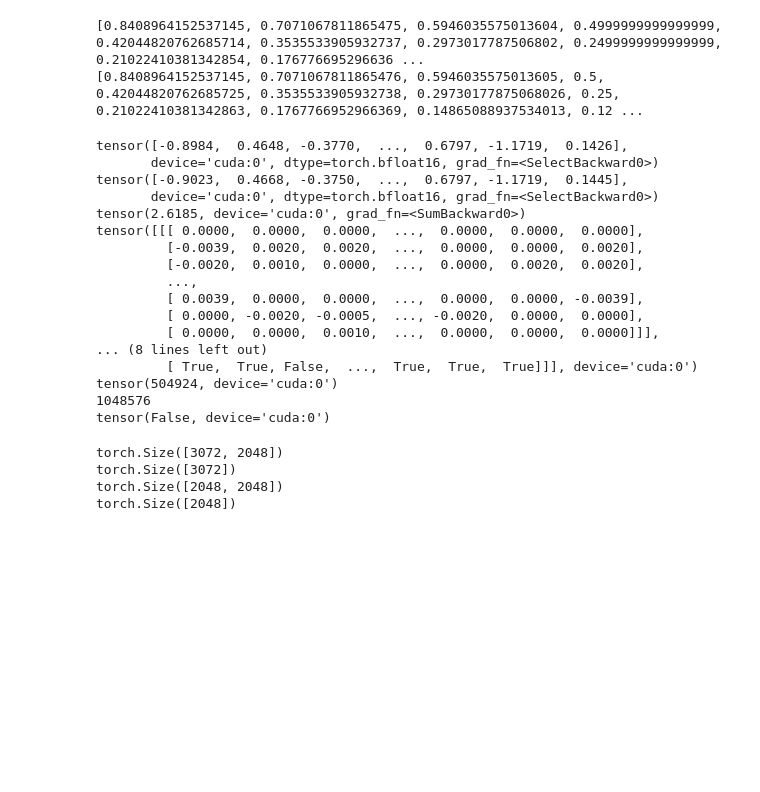
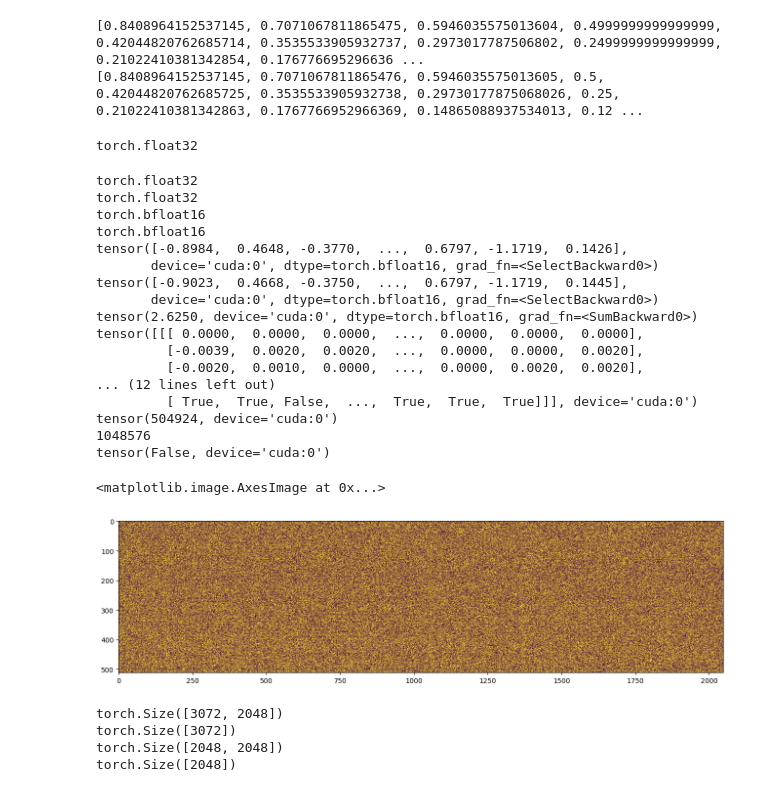
Before and after one commit to JackHanke/qt, a Jupyter notebook: workspace.ipynb, the cells around one changed output. Saved outputs shown, nothing was run; the diff lists cells and outputs as text; code cells hidden in the pictures; blank space fills up the shorter version.

Commit message:
flash to flex conversion of qt1

```diff
--- a/workspace.ipynb
+++ b/workspace.ipynb
@@ -387,9 +397,12 @@ print([2**(-((h + 1) * 8.0 / H)) for h in range(H)])
 # %% [output]
 [0.8408964152537145, 0.7071067811865475, 0.5946035575013604, 0.4999999999999999, 0.42044820762685714, 0.3535533905932737, 0.2973017787506802, 0.2499999999999999, 0.21022410381342854, 0.176776695296636 ...
 [0.8408964152537145, 0.7071067811865476, 0.5946035575013605, 0.5, 0.42044820762685725, 0.3535533905932738, 0.29730177875068026, 0.25, 0.21022410381342863, 0.1767766952966369, 0.14865088937534013, 0.12 ...
+# %%
+model.layers[0][1].Wqkv.weight.dtype
+# %% [output]
+torch.float32
 # %%
-from torch.nn.attention.flex_attention import flex_attention
-from torch.nn.attention.flex_attention import create_block_mask
+from torch.nn.attention.flex_attention import flex_attention, create_block_mask
 
 B, Hq, Hkv, S, D = 1, 32, 8, 512, 2048
 device=DEVICE
@@ -461,40 +474,52 @@ with torch.autocast(device_type='cuda', dtype=torch.bfloat16):
         # scale=1/
     )
     res = res.transpose(1,2)
-    res = res.reshape(data_tensor.shape)
+    res = res.view(B,S,-1)
     res = out_proj(res)
 
+
+    print(model.layers[0][1].Wqkv.weight.dtype)
+    print(data_tensor.dtype)
     mha_res = model.layers[0][1](data_tensor)
-    print(mha_res[0,1])
+    print(mha_res.dtype)
+    print(res.dtype)
 
-    print(res[0,1])
+print(mha_res[0,1])
+
+print(res[0,1])
 
 
-    print(torch.square(res - mha_res).sum())
-    print(res - mha_res)
-    print(torch.max(torch.abs((res - mha_res))))
-    print(res == mha_res)
-    print((res == mha_res).sum())
-    print((res == mha_res).numel())
-    print((res == mha_res).all())
+print(torch.square(res - mha_res).sum())
+print(res - mha_res)
+print(torch.max(torch.abs((res - mha_res))))
+print(res == mha_res)
+print((res == mha_res).sum())
+print((res == mha_res).numel())
+print((res == mha_res).all())
 # %% [output]
+torch.float32
+torch.float32
+torch.bfloat16
+torch.bfloat16
 tensor([-0.8984,  0.4648, -0.3770,  ...,  0.6797, -1.1719,  0.1426],
        device='cuda:0', dtype=torch.bfloat16, grad_fn=<SelectBackward0>)
 tensor([-0.9023,  0.4668, -0.3750,  ...,  0.6797, -1.1719,  0.1445],
        device='cuda:0', dtype=torch.bfloat16, grad_fn=<SelectBackward0>)
-tensor(2.6185, device='cuda:0', grad_fn=<SumBackward0>)
+tensor(2.6250, device='cuda:0', dtype=torch.bfloat16, grad_fn=<SumBackward0>)
 tensor([[[ 0.0000,  0.0000,  0.0000,  ...,  0.0000,  0.0000,  0.0000],
          [-0.0039,  0.0020,  0.0020,  ...,  0.0000,  0.0000,  0.0020],
          [-0.0020,  0.0010,  0.0000,  ...,  0.0000,  0.0020,  0.0020],
-         ...,
-         [ 0.0039,  0.0000,  0.0000,  ...,  0.0000,  0.0000, -0.0039],
-         [ 0.0000, -0.0020, -0.0005,  ..., -0.0020,  0.0000,  0.0000],
-         [ 0.0000,  0.0000,  0.0010,  ...,  0.0000,  0.0000,  0.0000]]],
-... (8 lines left out)
+... (12 lines left out)
          [ True,  True, False,  ...,  True,  True,  True]]], device='cuda:0')
 tensor(504924, device='cuda:0')
 1048576
 tensor(False, device='cuda:0')
+# %%
+plt.rcParams['figure.figsize'] = [16, 6]
+plt.imshow((res == mha_res).detach().cpu()[0])
+# %% [output]
+<matplotlib.image.AxesImage at 0x...>
+[figure, added]
 # %%
 print(model.layers[0][1].Wqkv.weight.shape)
 print(model.layers[0][1].Wqkv.bias.shape)
```
Also changed, not shown: parts of 8 cells of this notebook, 1 other file.
